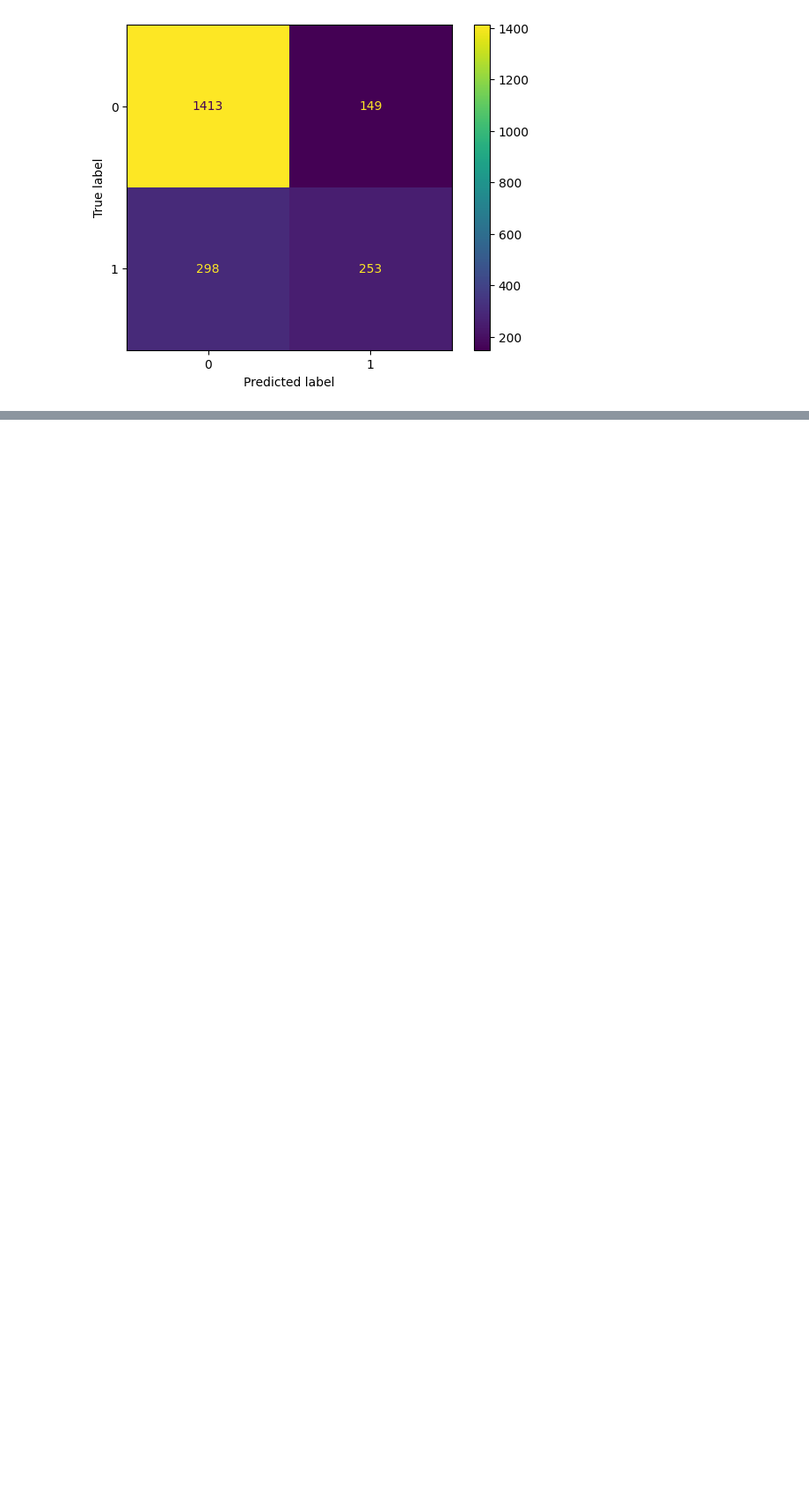
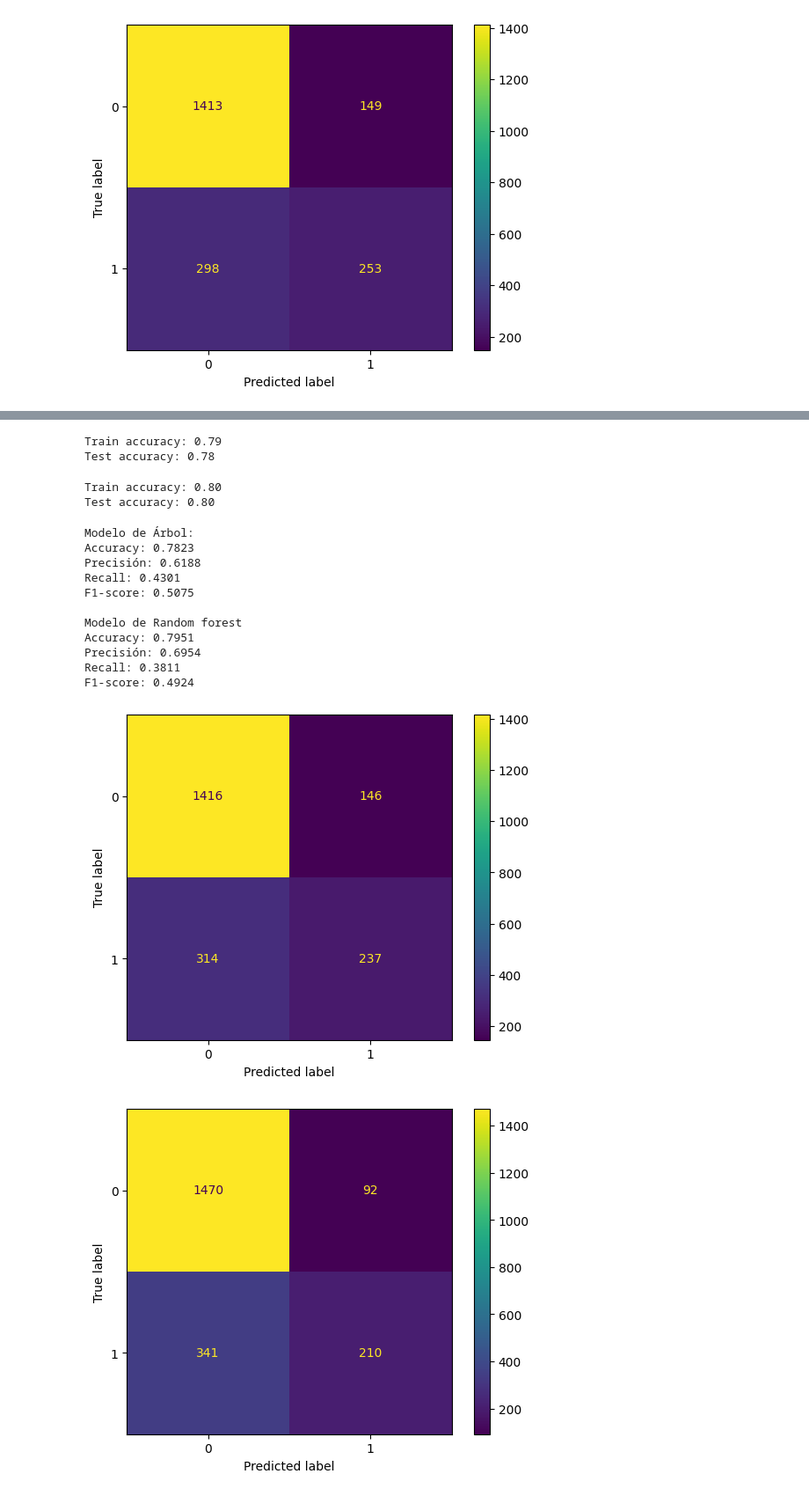
Before and after one commit to joako2004/challenge_2, a Jupyter notebook: challenge.ipynb, the cells around one changed output, grey strips where cells are left out. Shown at 88% size. Drawn from its saved outputs; the diff is of its cells as text; code cells hidden in the pictures; blank space fills up the shorter version.

Commit message:
solucionados problemas de Overfitting en los modelos

```diff
--- a/challenge.ipynb
+++ b/challenge.ipynb
@@ -433,0 +468,60 @@ F1-score: 0.5310
+# %%
+# intentar mejorar los modelos limitando la profundida máxima del árbol
+
+modelo_arbol = DecisionTreeClassifier(max_depth=4, random_state=42)
+modelo_arbol.fit(X_train, y_train)
+
+# verificar por mejoras
+y_train_pred = modelo_arbol.predict(X_train)
+train_acc = accuracy_score(y_train, y_train_pred)
+
+y_test_pred = modelo_arbol.predict(X_test)
+test_acc = accuracy_score(y_test, y_test_pred)
+
+print(f"Train accuracy: {train_acc:.2f}")
+print(f"Test accuracy: {test_acc:.2f}")
+
+# se puede concluir que mejoró la generalización del modelo
+# %% [output]
+Train accuracy: 0.79
+Test accuracy: 0.78
+# %%
+# intentar mejorar los modelos limitando la profundida máxima del árbol
+
+modelo_forest = RandomForestClassifier(max_depth=4, random_state=42)
+modelo_forest.fit(X_train, y_train)
+
+# verificar por mejoras
+y_train_pred = modelo_forest.predict(X_train)
+train_acc = accuracy_score(y_train, y_train_pred)
+
+y_test_pred = modelo_forest.predict(X_test)
+test_acc = accuracy_score(y_test, y_test_pred)
+
+print(f"Train accuracy: {train_acc:.2f}")
+print(f"Test accuracy: {test_acc:.2f}")
+
+# se puede concluir que mejoró la generalización del modelo
+# %% [output]
+Train accuracy: 0.80
+Test accuracy: 0.80
+# %%
+# mostrar los resultados de las metricas de los modelos mejorados
+print('Modelo de Árbol: ')
+resultado_arbol = evaluar_modelo(modelo_arbol, X_test, y_test)
+print('\nModelo de Random forest') # mejor desempeño general
+resultado_forest = evaluar_modelo(modelo_forest, X_test, y_test)
+# %% [output]
+Modelo de Árbol:
+Accuracy: 0.7823
+Precisión: 0.6188
+Recall: 0.4301
+F1-score: 0.5075
+
+Modelo de Random forest
+Accuracy: 0.7951
+Precisión: 0.6954
+Recall: 0.3811
+F1-score: 0.4924
+[figure, added]
+[figure, added]
```
Also changed, not shown: parts of 4 cells of this notebook.
